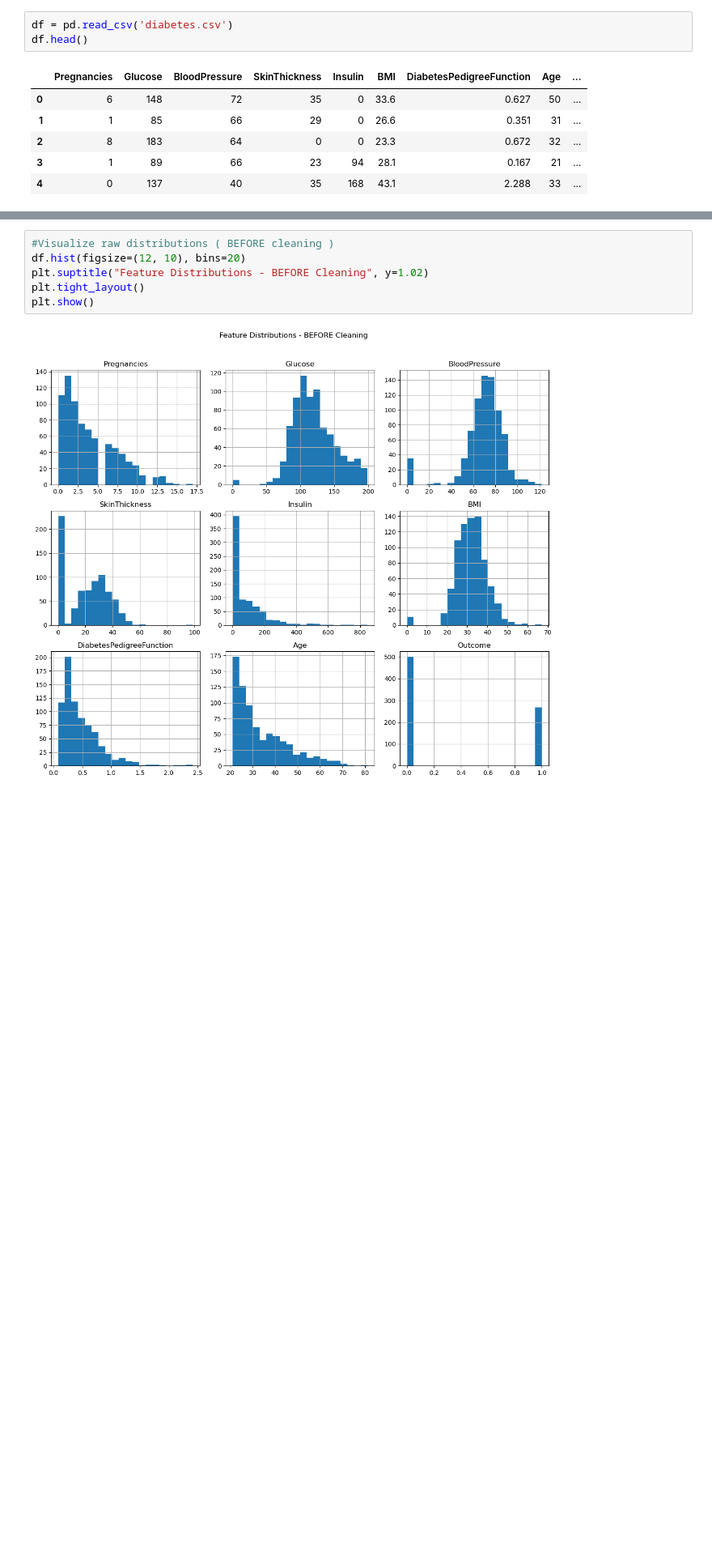
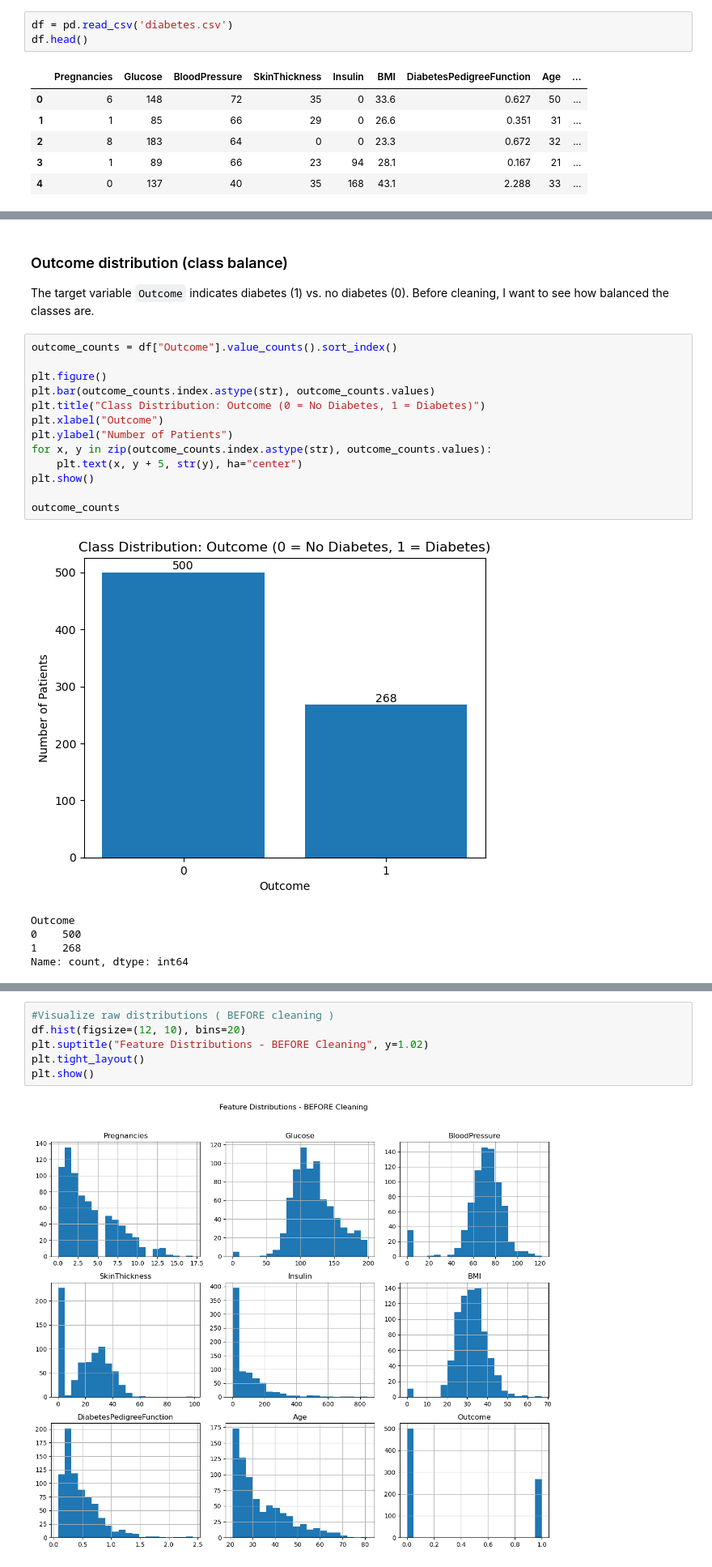
Before and after one commit to rytgo/CS171-PROJECT, a Jupyter notebook: ryan_data/PinaNotebook.ipynb, the cells around one changed output, grey strips where cells are left out. Shown at 81% size. Saved outputs shown, nothing was run; the diff lists cells and outputs as text; blank space fills up the shorter version.

Commit message:
combined data + model notebook, added my portion of the shared visualization/analysis notebook

```diff
--- a/Pina.ipynb
+++ b/ryan_data/PinaNotebook.ipynb
@@ -51,3 +72,27 @@ memory usage: 54.1 KB
 | 50% | 3.000000 | 117.000000 | 72.000000 | 23.000000 | 30.500000 | 32.000000 | 0.372500 | 29.000000 | ... |
 | 75% | 6.000000 | 140.250000 | 80.000000 | 32.000000 | 127.250000 | 36.600000 | 0.626250 | 41.000000 | ... |
 | max | 17.000000 | 199.000000 | 122.000000 | 99.000000 | 846.000000 | 67.100000 | 2.420000 | 81.000000 | ... |
+# %% [markdown]
+### Outcome distribution (class balance)
+
+The target variable `Outcome` indicates diabetes (1) vs. no diabetes (0).
+Before cleaning, I want to see how balanced the classes are.
+# %%
+outcome_counts = df["Outcome"].value_counts().sort_index()
+
+plt.figure()
+plt.bar(outcome_counts.index.astype(str), outcome_counts.values)
+plt.title("Class Distribution: Outcome (0 = No Diabetes, 1 = Diabetes)")
+plt.xlabel("Outcome")
+plt.ylabel("Number of Patients")
+for x, y in zip(outcome_counts.index.astype(str), outcome_counts.values):
+    plt.text(x, y + 5, str(y), ha="center")
+plt.show()
+
+outcome_counts
+# %% [output]
+[figure, added]
+Outcome
+0    500
+1    268
+Name: count, dtype: int64
```
Also changed, not shown: parts of 19 cells of this notebook, 8 other files.
